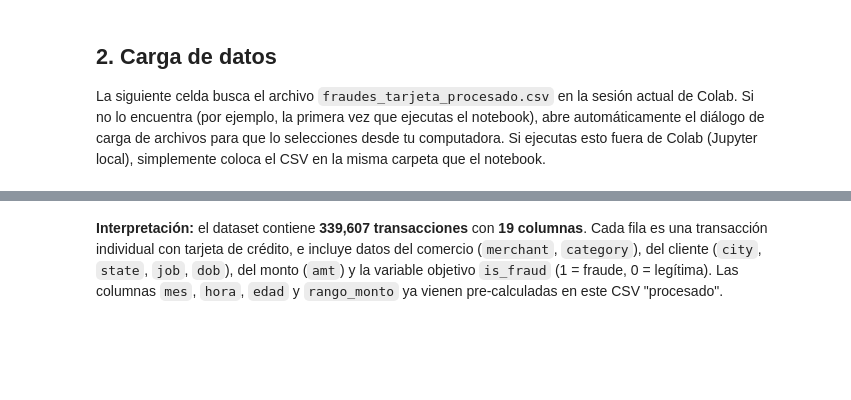
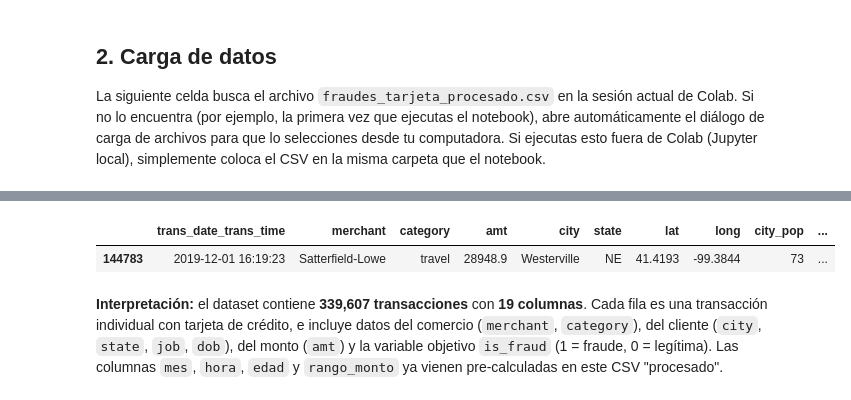
Before and after one commit to BenavidezYzquierdoSanchez/CDP26, a Jupyter notebook: Sistema_Deteccion_Fraude_Tarjetas_RandomForest.ipynb, the cells around one changed output, grey strips where cells are left out. Drawn from its saved outputs; the diff is of its cells as text; code cells hidden in the pictures; blank space fills up the shorter version.

```diff
--- a/Sistema_Deteccion_Fraude_Tarjetas_RandomForest.ipynb
+++ b/Sistema_Deteccion_Fraude_Tarjetas_RandomForest.ipynb
@@ -94,6 +94,11 @@ Datos cargados correctamente: 339,607 transacciones, 19 columnas.
 | 2 | 2019-01-01 00:07:27 | Kiehn Inc | grocery_pos | 96.29 | Grenada | CA | 41.6125 | -122.5258 | 589 | ... |
 | 3 | 2019-01-01 00:09:03 | Beier-Hyatt | shopping_pos | 7.77 | High Rolls Mountain Park | NM | 32.9396 | -105.8189 | 899 | ... |
 | 4 | 2019-01-01 00:21:32 | Bruen-Yost | misc_pos | 6.85 | Freedom | WY | 43.0172 | -111.0292 | 471 | ... |
+# %%
+df[df['rango_monto'].isnull()]
+# %% [output]
+|  | trans_date_trans_time | merchant | category | amt | city | state | lat | long | city_pop | ... |
+| 144783 | 2019-12-01 16:19:23 | Satterfield-Lowe | travel | 28948.9 | Westerville | NE | 41.4193 | -99.3844 | 73 | ... |
 # %% [markdown]
 **Interpretación:** el dataset contiene **339,607 transacciones** con **19 columnas**. Cada fila es una transacción individual con tarjeta de crédito, e incluye datos del comercio (`merchant`, `category`), del cliente (`city`, `state`, `job`, `dob`), del monto (`amt`) y la variable objetivo `is_fraud` (1 = fraude, 0 = legítima). Las columnas `mes`, `hora`, `edad` y `rango_monto` ya vienen pre-calculadas en este CSV "procesado".
 # %% [markdown]
```
Also changed, not shown: parts of 1 cell of this notebook.
